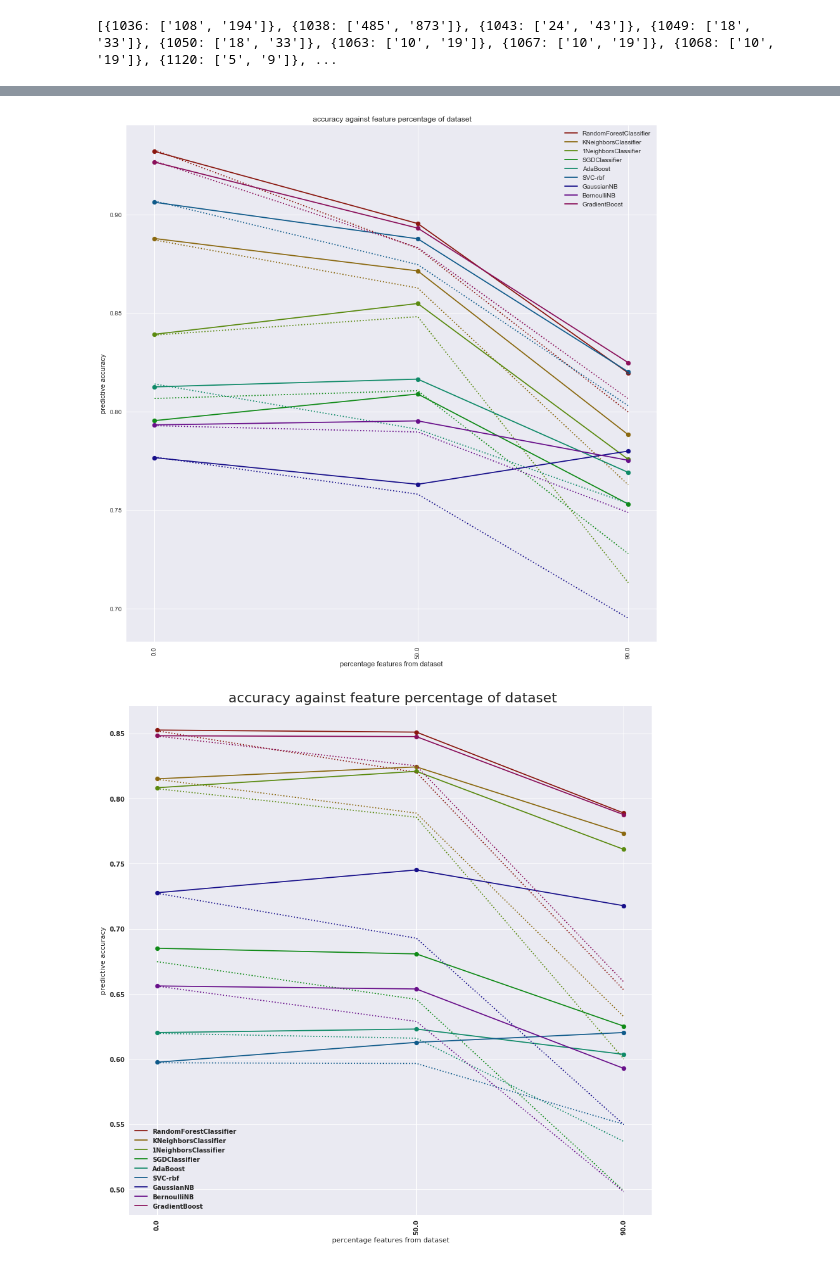
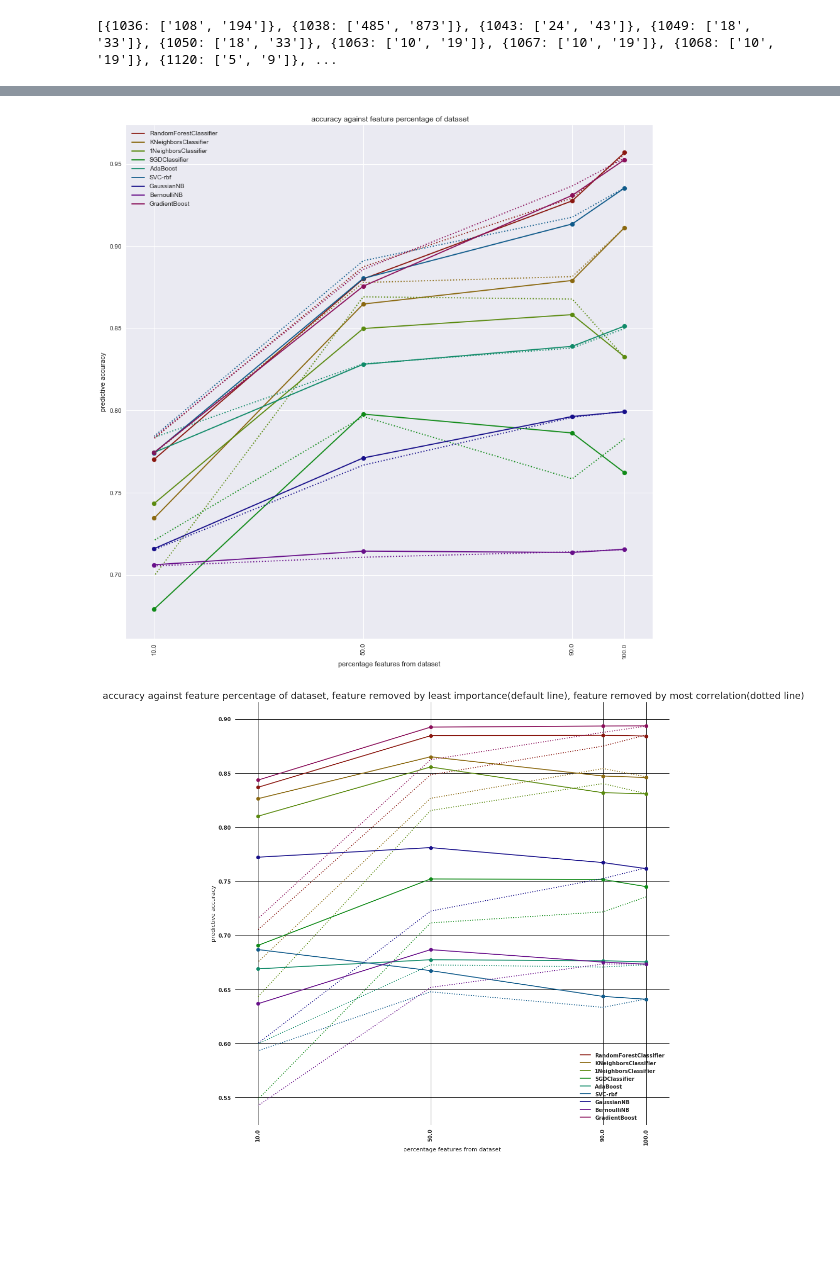
Before and after one commit to lieeuwos/Primitive_annotations, a Jupyter notebook: FeatureReduction.ipynb, the cells around one changed output, grey strips where cells are left out. Drawn from its saved outputs; the diff is of its cells as text; code cells hidden in the pictures; blank space fills up the shorter version.

```diff
--- a/FeatureReduction.ipynb
+++ b/FeatureReduction.ipynb
@@ -95,8 +95,9 @@ KeyboardInterrupt:
 from LocalDatasets import DoneFeatureMan
 func = 'featureManipulation'
 
-amountList = [0.1,0.2,0.5,0.8,0.9,1.1,1.35,1.5,2.0]
-didList = DoneFeatureMan(func,'1NeighborsClassifier',amountList)
+amountList = [0.1,0.2,0.5,0.8,0.9]
+amountList = [0.1,0.5,0.9]
+# didList = DoneFeatureMan(func,'1NeighborsClassifier',amountList)
 amountList.append(1.0)
 amountList.sort()
 scores = []
@@ -148,7 +149,7 @@ for i,amount in enumerate(amountList):
 amountList2 = copy(amountList)
 x_axis = amountList
 fig, ax = plt.subplots()
-_=plt.title(' accuracy against feature percentage of dataset' )
+_=plt.title(' accuracy against feature percentage of dataset, features randomly removed' )
 cl = sns.hls_palette(len(score1), l=.3, s=.8)
 for i in range(0,len(clfNames)):
 #     _=ax.plot(amountList2, score1[i], color = cl[i])
@@ -160,5 +161,7 @@ _=plt.ylabel('predictive accuracy')
 _=plt.xlabel('percentage features from dataset')
 fig.set_figheight(15)
 fig.set_figwidth(15)
+plt.grid(True,color='black')
+ax.set_facecolor('xkcd:white')
 _=ax.legend()
 plt.show()
@@ -194,7 +199,7 @@ from LocalDatasets import DoneFeatureMan
 func3 = 'FeatureRemoveImportant'
 func2 = 'FeatureRemoveMutualInformation'
 
-amountList = [0.5,0.9]
+amountList = [0.1,0.5,0.9]
 didFunc = DoneFeatureMan(func3,'1NeighborsClassifier',amountList)
 didFunc2 = DoneFeatureMan(func2,'1NeighborsClassifier',amountList)
 didList = []
@@ -257,8 +262,11 @@ for i,x in enumerate(amountList):
 for i,amount in enumerate(amountList):
     if not amount == round(amount):
         amountList[i] = round(amount)
-amountList2 = copy(amountList)
-x_axis = amountList
+amountList2 = []
+for i in amountList:
+    amountList2.append(100-i)
+# amountList2 = copy(amountList)
+x_axis = amountList2
 fig, ax = plt.subplots()
 _=plt.title(' accuracy against feature percentage of dataset' )
 cl = sns.hls_palette(len(score1), l=.3, s=.8)
@@ -273,16 +281,18 @@ _=plt.ylabel('predictive accuracy')
 _=plt.xlabel('percentage features from dataset')
 fig.set_figheight(15)
 fig.set_figwidth(15)
+plt.grid(True,color='black')
+ax.set_facecolor('xkcd:white')
 _=ax.legend()
 plt.show()
 # %% [output]
-[figure, old version]
+[figure, new version]
 # %%
 from LocalDatasets import DoneFeatureMan
 func = 'FeatureRemoveImportant'
 func2 = 'FeatureRemoveCorrelation'
 
-amountList = [0.5,0.9]
+amountList = [0.1,0.5,0.9]
 didFunc = DoneFeatureMan(func,'1NeighborsClassifier',amountList)
 didFunc2 = DoneFeatureMan(func2,'1NeighborsClassifier',amountList)
 didList = []
@@ -340,37 +350,43 @@ for k,x in enumerate(scores):
                 score1[j][middle] = score1[j][middle] + (scores2[k][j][i][0])/(len(didList)*(len(amountList)-1))
                 score1[j][i] = score1[j][i] + (scores2[k][j][i][1])/len(didList)
 
 for i,x in enumerate(amountList):
     amountList[i] = x*100
 for i,amount in enumerate(amountList):
     if not amount == round(amount):
         amountList[i] = round(amount)
-amountList2 = copy(amountList)
-x_axis = amountList
+amountList2 = []
+for i in amountList:
+    amountList2.append(100-i)
+# amountList2 = copy(amountList)
+x_axis = amountList2
+# x_axis = amountList
 font = {'family' : 'normal',
         'weight' : 'bold',
         'size'   : 26}
 
 plt.rc('font', **font)
 fig, ax = plt.subplots()
-_=plt.title(' accuracy against feature percentage of dataset',fontdict = {'fontsize': 22} )
+_=plt.title(' accuracy against feature percentage of dataset, feature removed by least importance(default line), feature removed by most correlation(dotted line)',fontdict = {'fontsize': 18} )
 cl = sns.hls_palette(len(score1), l=.3, s=.8)
 for i in range(0,len(clfNames)):
 #     _=ax.plot(amountList2, score1[i], color = cl[i])
     _=ax.plot(x_axis, score2[i],label=clfNames[i], color = cl[i])
     _=ax.scatter(x_axis, score2[i], color = cl[i])
     _=ax.plot(x_axis, score1[i], color = cl[i], ls = ':')
 #     _=ax.plot(x_axis, score3[i], color = cl[i],ls = ':')
 _=plt.xticks(x_axis,x_axis ,rotation='vertical')
 _=plt.ylabel('predictive accuracy')
 _=plt.xlabel('percentage features from dataset')
 
 fig.set_figheight(15)
 fig.set_figwidth(15)
+plt.grid(True,color='black')
+ax.set_facecolor('xkcd:white')
 _=ax.legend()
 plt.show()
 # %% [output]
-[figure, old version]
+[figure, new version]
 # %%
 didList
 # %% [output]
```
Also changed, not shown: parts of 8 cells of this notebook, 6 other files.
